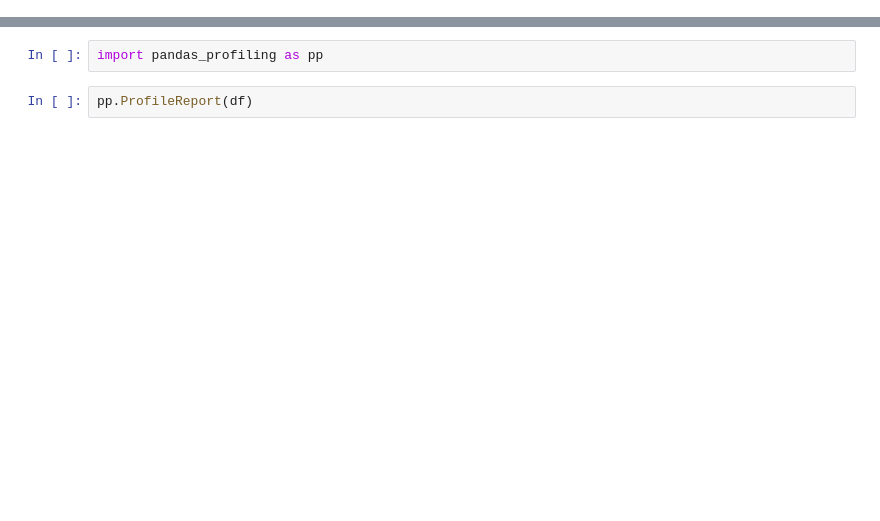
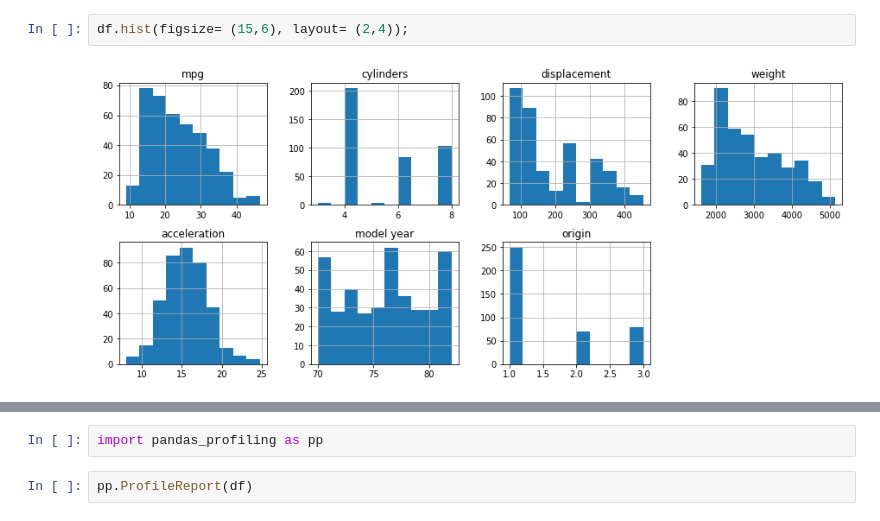
Before and after one commit to surajkonline/R-D-AIML-workshop, a Jupyter notebook: AutoMPG_data_for_practice.ipynb, the cells around one changed output, grey strips where cells are left out. Saved outputs shown, nothing was run; the diff lists cells and outputs as text; blank space fills up the shorter version.

```diff
--- a/AutoMPG_data_for_practice.ipynb
+++ b/AutoMPG_data_for_practice.ipynb
@@ -12,0 +95,4 @@ df.head()
+# %%
+df.hist(figsize= (15,6), layout= (2,4));
+# %% [output]
+[figure, added]
```
Also changed, not shown: parts of 14 cells of this notebook.
